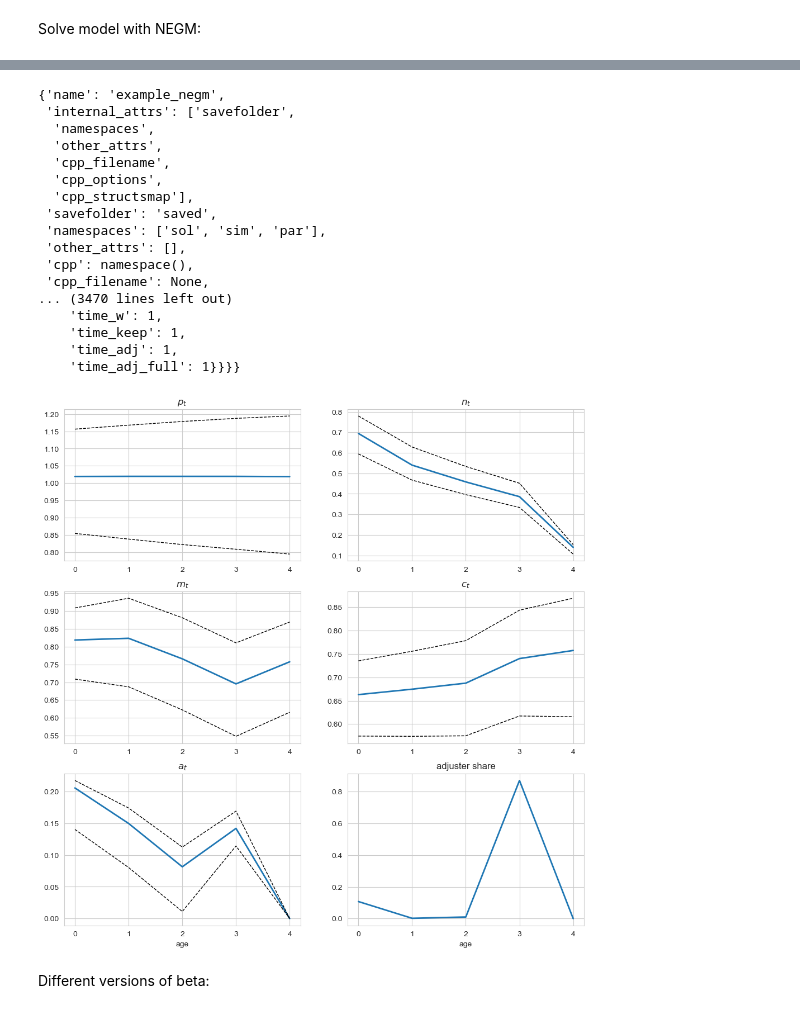
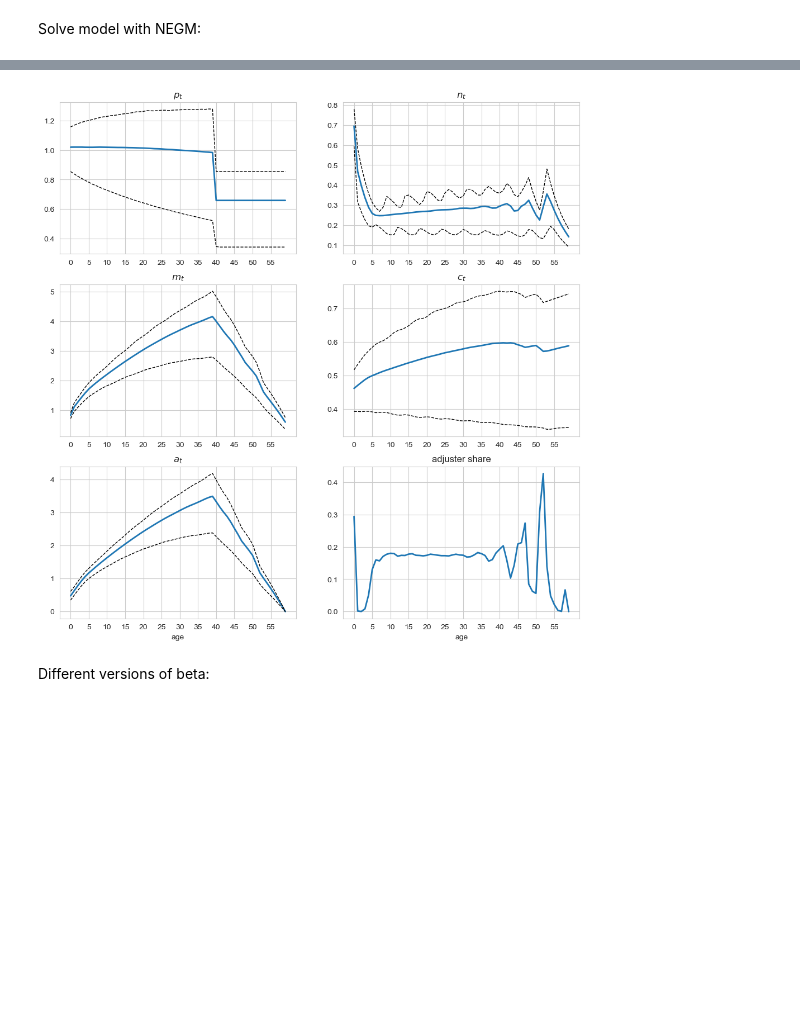
Before and after one commit to HansChristianPOLIT/LostInOptimization, a Jupyter notebook: Jeppe/02. DurableConsumptionModel/WORKSPACE.ipynb, the cells around one changed output, grey strips where cells are left out. Saved outputs shown, nothing was run; the diff lists cells and outputs as text; code cells hidden in the pictures; blank space fills up the shorter version.

```diff
--- a/Jeppe/02. DurableConsumptionModel/WORKSPACE.ipynb
+++ b/Jeppe/02. DurableConsumptionModel/WORKSPACE.ipynb
@@ -53,33 +47,16 @@ print(model_negm.par.L)
 # %%
-model_negm = DurableConsumptionModelClass(name='example_negm',par={'solmethod':'negm','T':T,'do_print':False})
+# load the DurableConsumptionModel module
+from DurableConsumptionModel import DurableConsumptionModelClass
+model_negm = DurableConsumptionModelClass(name='example_negm',par={'solmethod':'negm','do_print':False})
 model_negm.precompile_numba() # solve with very coarse grids
 model_negm.solve()
 model_negm.simulate()
 #model_negm.save()
+model_negm.lifecycle()
+# %% [output]
+[figure, added]
-# %%
-model_negm.__dict__
-# %% [output]
-{'name': 'example_negm',
- 'internal_attrs': ['savefolder',
-  'namespaces',
-  'other_attrs',
-  'cpp_filename',
-  'cpp_options',
-  'cpp_structsmap'],
- 'savefolder': 'saved',
- 'namespaces': ['sol', 'sim', 'par'],
- 'other_attrs': [],
- 'cpp': namespace(),
- 'cpp_filename': None,
-... (3470 lines left out)
-    'time_w': 1,
-    'time_keep': 1,
-    'time_adj': 1,
-    'time_adj_full': 1}}}}
 # %%
 model_negm.lifecycle()
-# %% [output]
-[figure, removed]
 # %% [markdown]
 Different versions of beta:
 # %% [markdown]
```
Also changed, not shown: parts of 2 cells of this notebook.
